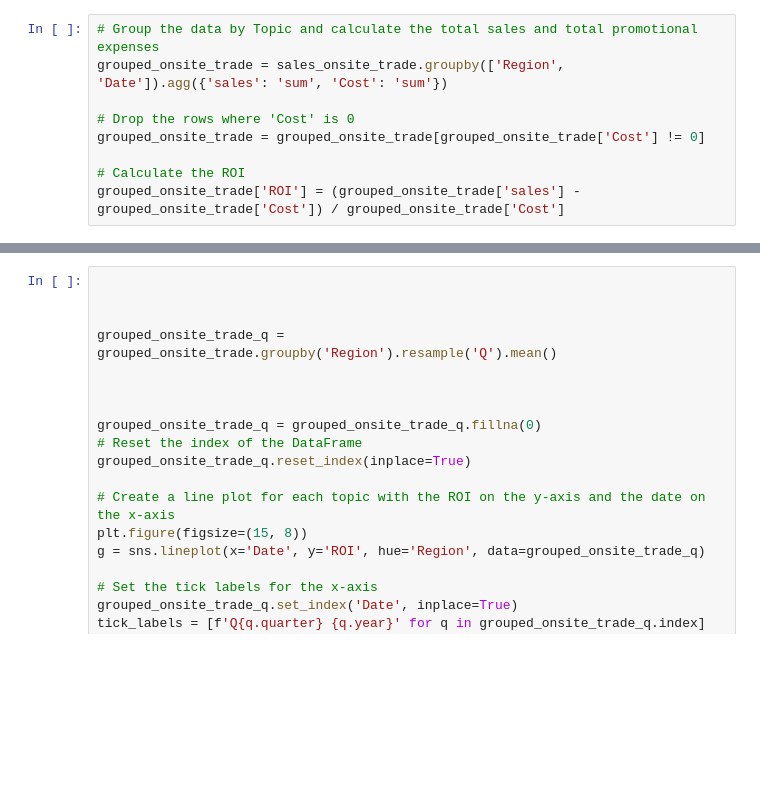
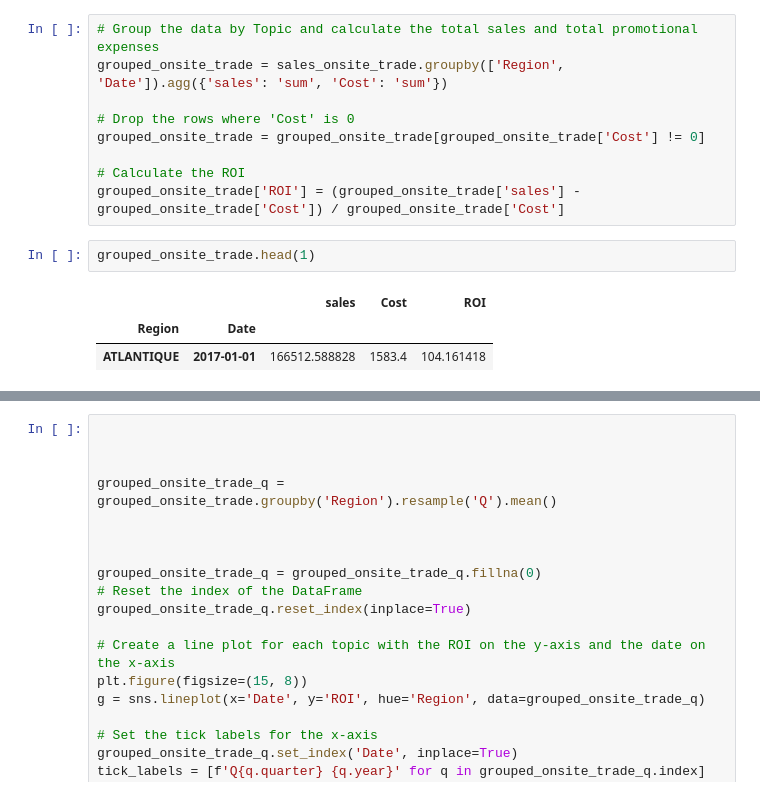
Before and after one commit to Servando1990/personal-pipeline, a Jupyter notebook: sanofi.ipynb, the cells around one changed output, grey strips where cells are left out. Cells and saved outputs as stored; diff of their text form; blank space fills up the shorter version.

```diff
--- a/sanofi.ipynb
+++ b/sanofi.ipynb
@@ -334,5 +376,11 @@ grouped_onsite_trade = grouped_onsite_trade[grouped_onsite_trade['Cost'] != 0]
 
 # Calculate the ROI
 grouped_onsite_trade['ROI'] = (grouped_onsite_trade['sales'] - grouped_onsite_trade['Cost']) / grouped_onsite_trade['Cost']
+# %%
+grouped_onsite_trade.head(1)
+# %% [output]
+|  |  | sales | Cost | ROI |
+| Region | Date |  |  |  |
+| ATLANTIQUE | 2017-01-01 | 166512.588828 | 1583.4 | 104.161418 |
 # %%
 grouped_onsite_trade.set_index('Date', inplace=True)
```
Also changed, not shown: parts of 7 cells of this notebook.
